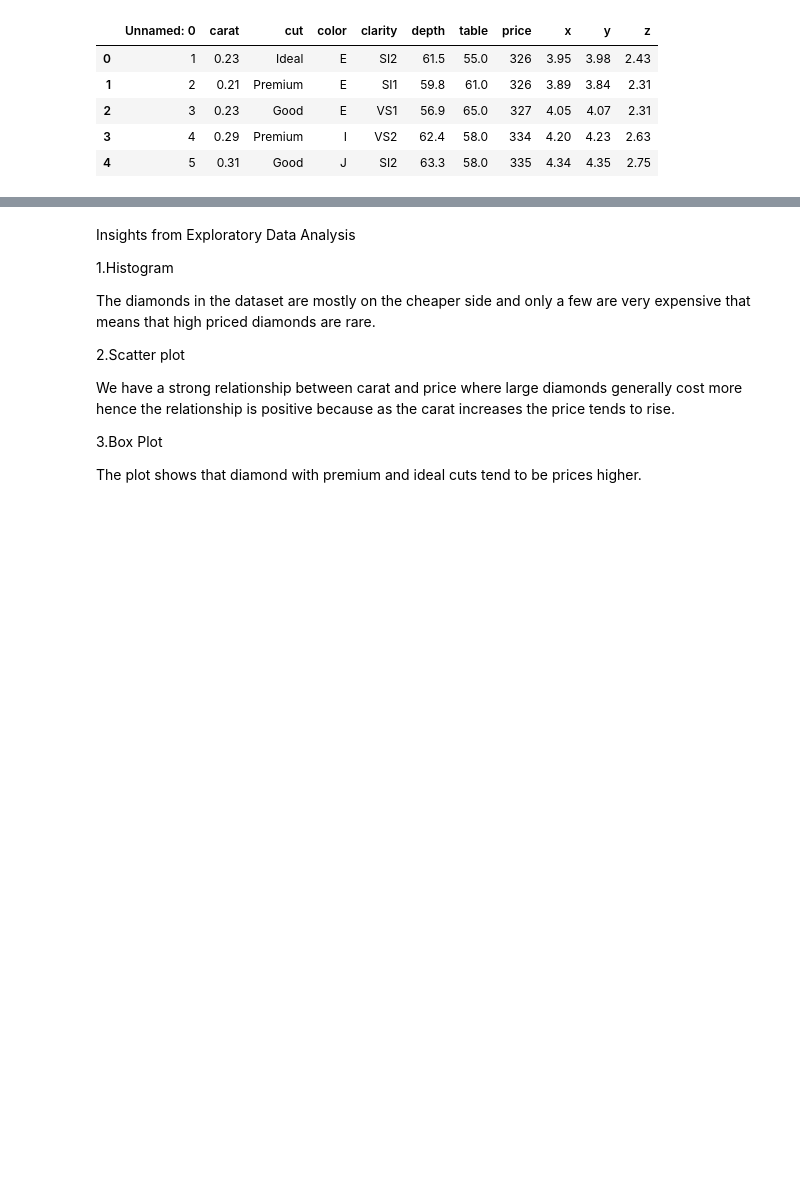
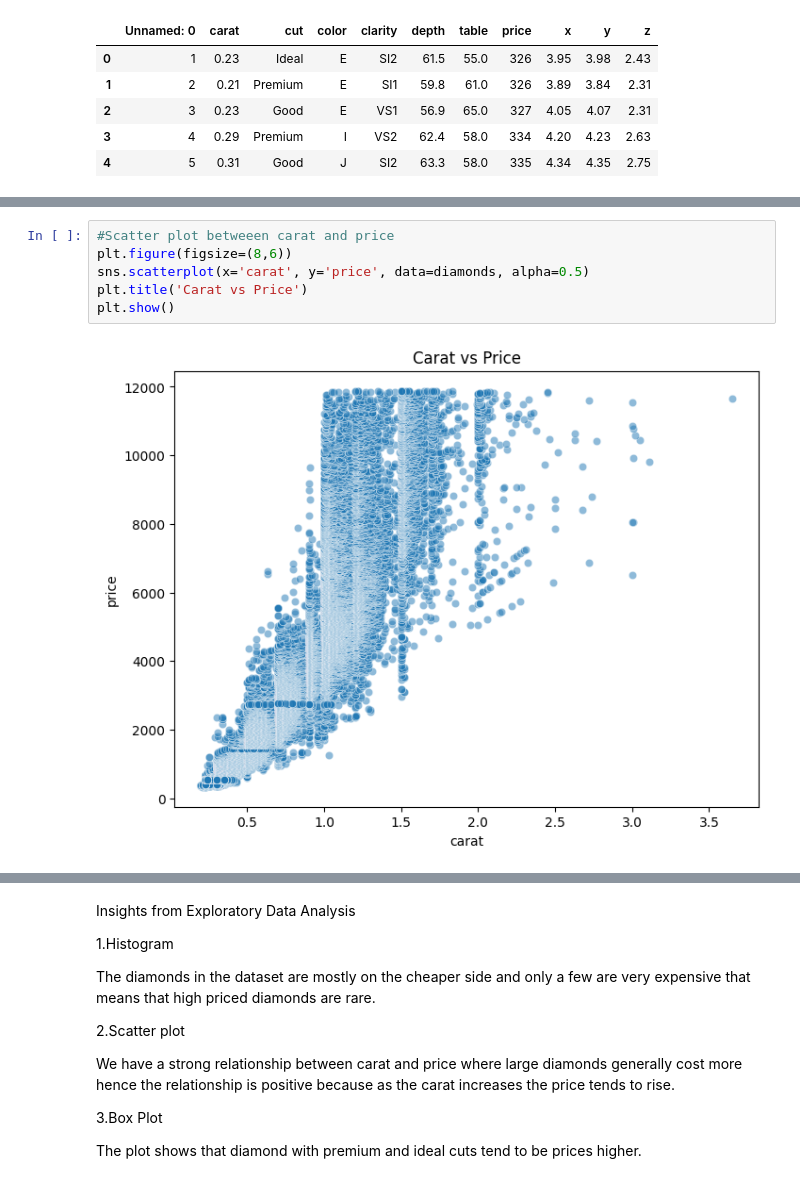
Before and after one commit to BridgetteJuma/AI-Coursework_2025, a Jupyter notebook: Diamonds_Price_Regression.ipynb, the cells around one changed output, grey strips where cells are left out. Cells and saved outputs as stored; diff of their text form; blank space fills up the shorter version.

```diff
--- a/Diamonds_Price_Regression.ipynb
+++ b/Diamonds_Price_Regression.ipynb
@@ -123,0 +109,8 @@ memory usage: 4.6+ MB
+# %%
+#Scatter plot betweeen carat and price
+plt.figure(figsize=(8,6))
+sns.scatterplot(x='carat', y='price', data=diamonds, alpha=0.5)
+plt.title('Carat vs Price')
+plt.show()
+# %% [output]
+[figure, added]
```
Also changed, not shown: parts of 10 cells of this notebook.
